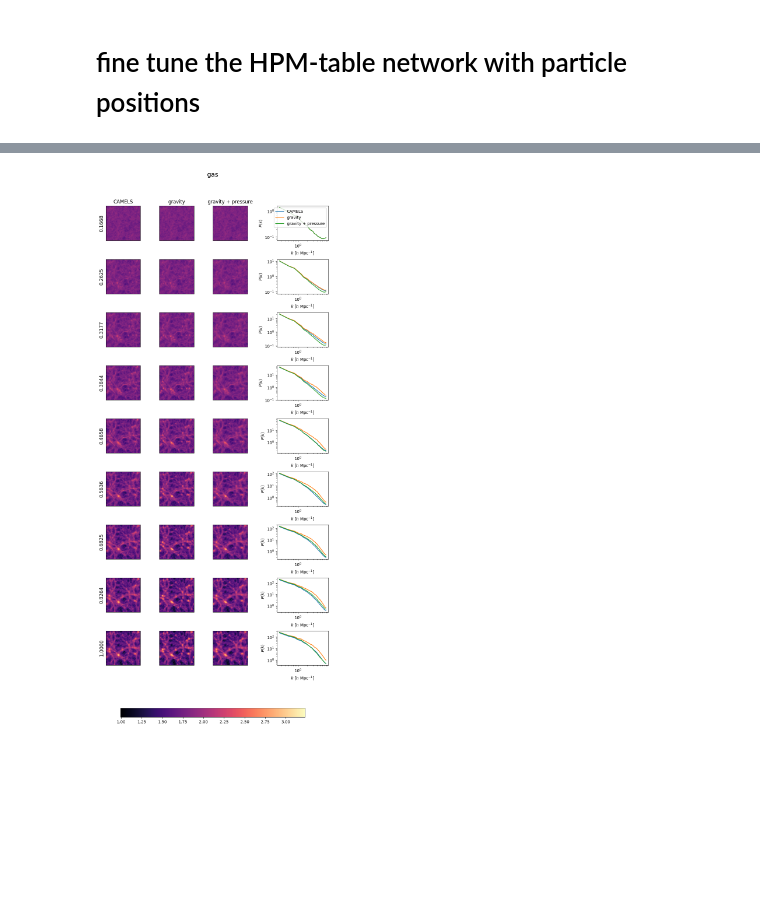
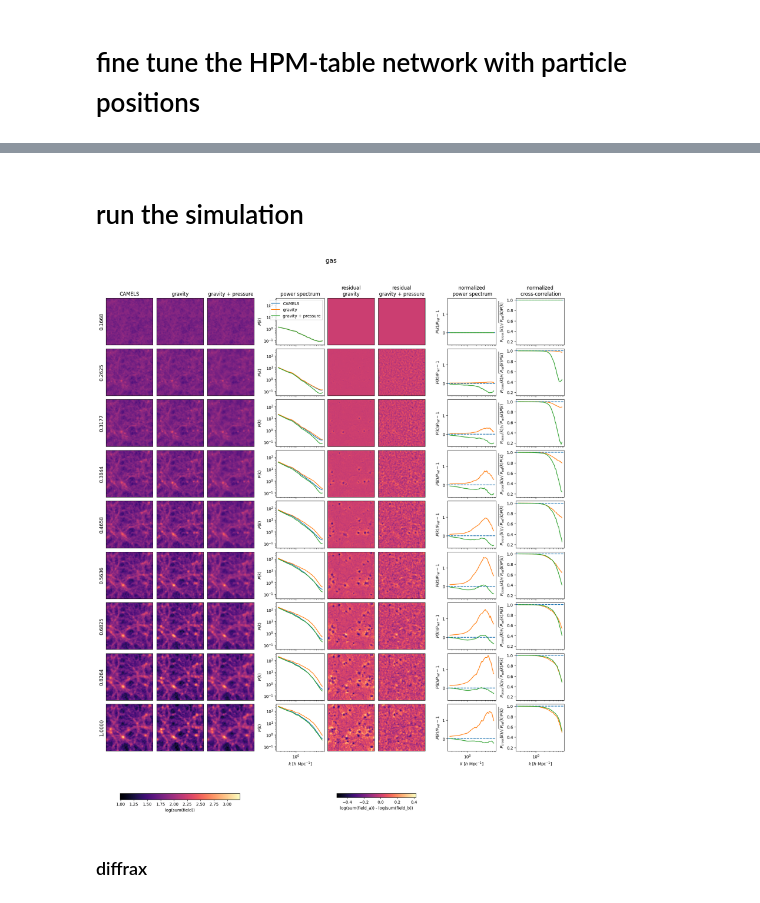
Before and after one commit to Arne-Thomsen/JaxPM, a Jupyter notebook: dev/hpm/HPM_sim_fit_table.ipynb, the cells around one changed output, grey strips where cells are left out. Drawn from its saved outputs; the diff is of its cells as text; code cells hidden in the pictures; blank space fills up the shorter version.

```diff
--- a/dev/hpm/HPM_sim_fit_table.ipynb
+++ b/dev/hpm/HPM_sim_fit_table.ipynb
@@ -210,0 +222,8 @@ ax.set(yscale="log")
+# %%
+model = MLP(
+    d_in=3,
+    d_out=1,
+    d_hidden=64,
+    n_hidden=4,
+    rngs=nnx.Rngs(0)
+)
@@ -211,3 +378,5 @@ ax.set(yscale="log")
+# %% [markdown]
+# run the simulation
 # %%
 pm_ode = hpm.get_hpm_network_ode_fn(model, mesh_shape, cosmo, "odeint", gravity_only=True)
 
@@ -221,11 +390,12 @@ hpm_dm_poss, hpm_dm_vels, hpm_gas_poss, hpm_gas_vels = res[0], res[1], res[2], r
 # %%
 plotting.compare_particle_evolution(
     mesh_shape,
     scales,
     jnp.stack([gas_poss, pm_gas_poss, hpm_gas_poss], axis=0),
     title="gas",
     col_titles=["CAMELS", "gravity", "gravity + pressure"],
     include_pk=True,
+    include_reference=True,
 )
 # %% [output]
-[figure, old version]
+[figure, new version]
@@ -247,3 +425,5 @@ plotting.compare_particle_evolution(
 #     col_titles=["CAMELS", "gravity"],
 #     include_pk=True,
 # )
+# %% [markdown]
+### diffrax
```
Also changed, not shown: parts of 21 cells of this notebook, 6 other files.
